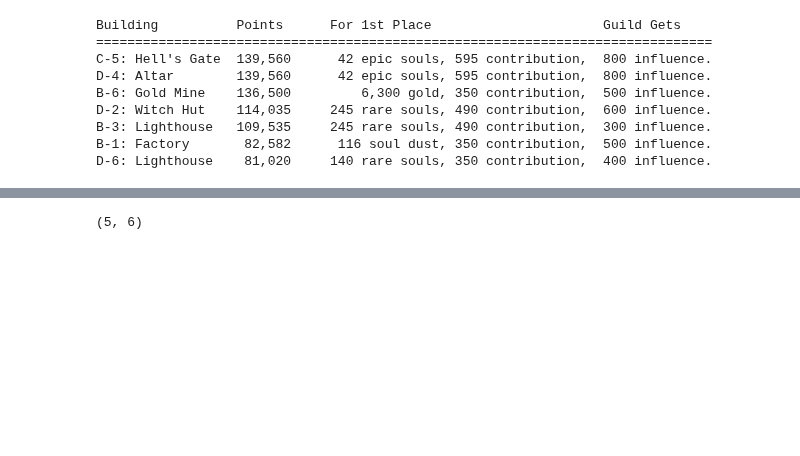
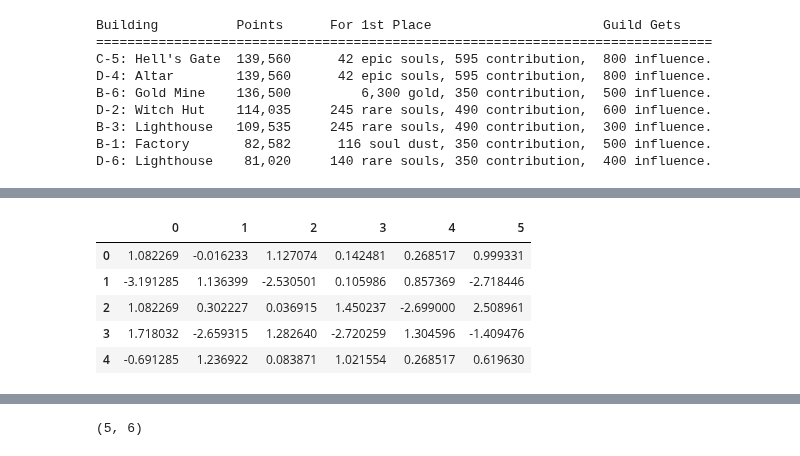
Before and after one commit to HausReport/MightyLogic, a Jupyter notebook: Notebooks/Turf_War_Demo.ipynb, the cells around one changed output, grey strips where cells are left out. Drawn from its saved outputs; the diff is of its cells as text; code cells hidden in the pictures; blank space fills up the shorter version.

```diff
--- a/Notebooks/Turf_War_Demo.ipynb
+++ b/Notebooks/Turf_War_Demo.ipynb
@@ -230 +253,13 @@ def scale(target):
+# %%
+#
+# Highest values are desirable staging locations, lowest are desirable payout locations
+#
+pd.DataFrame(scaled_staging-scaled_payout)
+# %% [output]
+|  | 0 | 1 | 2 | 3 | 4 | 5 |
+| 0 | 1.082269 | -0.016233 | 1.127074 | 0.142481 | 0.268517 | 0.999331 |
+| 1 | -3.191285 | 1.136399 | -2.530501 | 0.105986 | 0.857369 | -2.718446 |
+| 2 | 1.082269 | 0.302227 | 0.036915 | 1.450237 | -2.699000 | 2.508961 |
+| 3 | 1.718032 | -2.659315 | 1.282640 | -2.720259 | 1.304596 | -1.409476 |
+| 4 | -0.691285 | 1.236922 | 0.083871 | 1.021554 | 0.268517 | 0.619630 |
 # %%
```
Also changed, not shown: parts of 17 cells of this notebook.
